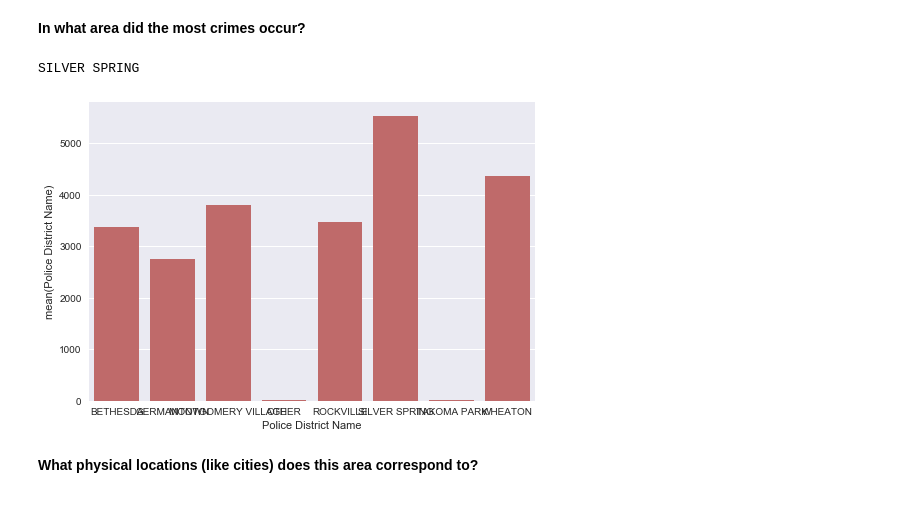
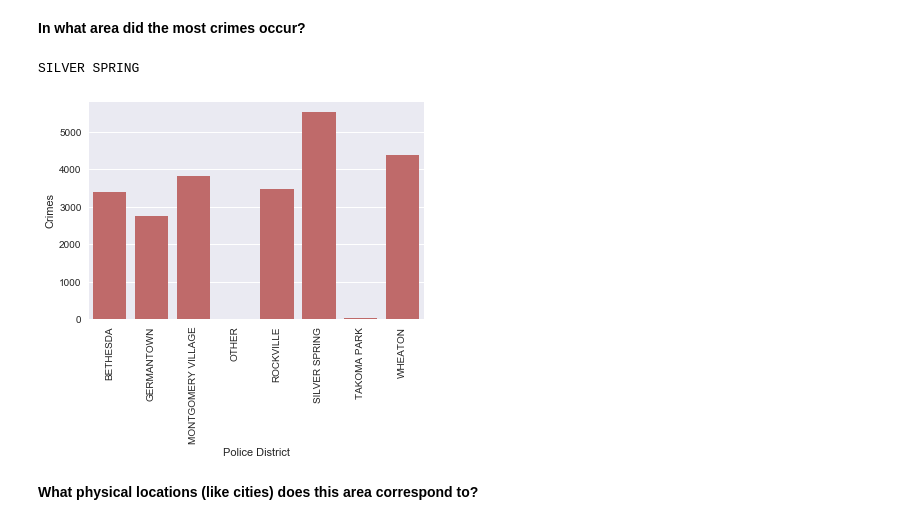
Before and after one commit to adrianabenicio/MontgomeryCrimes, a Jupyter notebook: Project #1 Finding Patterns in Crime.ipynb, the cells around one changed output. Saved outputs shown, nothing was run; the diff lists cells and outputs as text; code cells hidden in the pictures.

```diff
--- a/Project #1 Finding Patterns in Crime.ipynb
+++ b/Project #1 Finding Patterns in Crime.ipynb
@@ -316,13 +326,16 @@ percentage_null
 # %%
 crimes_area_not_null = crimes.dropna(axis=0, subset=[area_dsc])
 crimes_by_area = crimes_area_not_null.groupby(area_dsc)[area_dsc].count()
-sns.barplot(x=crimes_by_area.index,y=crimes_by_area, color="indianred")
+ax = sns.barplot(x=crimes_by_area.index,y=crimes_by_area, color="indianred")
+ax.set_ylabel('Crimes')
+ax.set_xlabel('Police District')
+ax.set_xticklabels(ax.get_xticklabels(), rotation=90)
 
 crimes_by_area_sorted = crimes_by_area.sort_values(inplace=False, ascending=False)
 print(crimes_by_area_sorted.index[0])
 # %% [output]
 SILVER SPRING
-[figure, old version]
+[figure, new version]
 # %% [markdown]
 <b> What physical locations (like cities) does this area correspond to? </b>
 # %%
```
Also changed, not shown: parts of 10 cells of this notebook.
